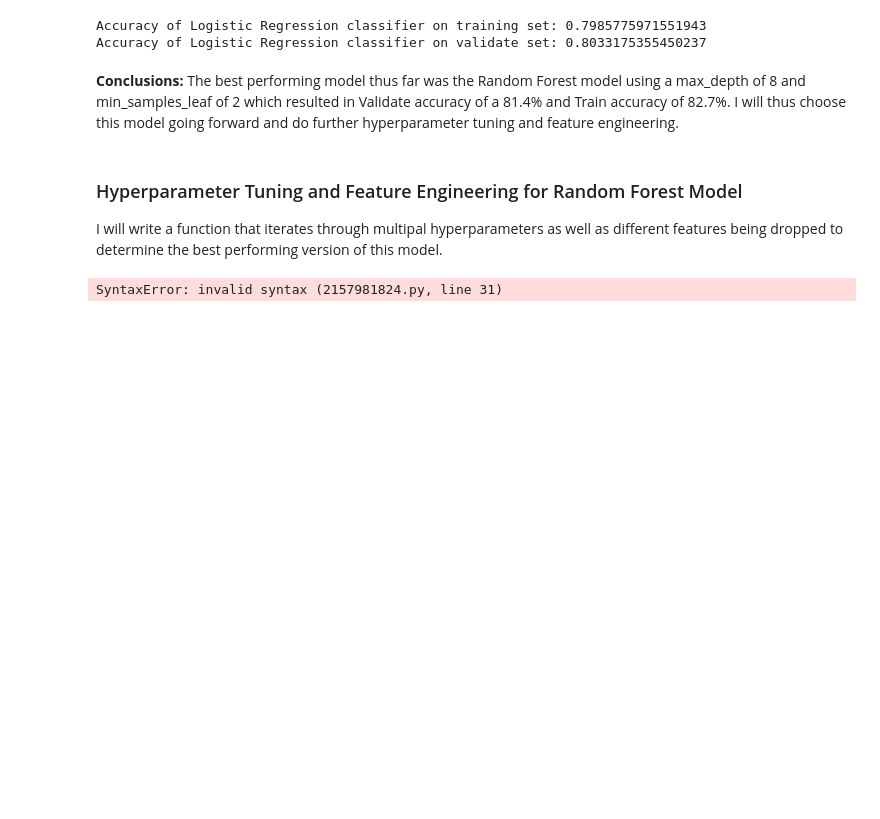
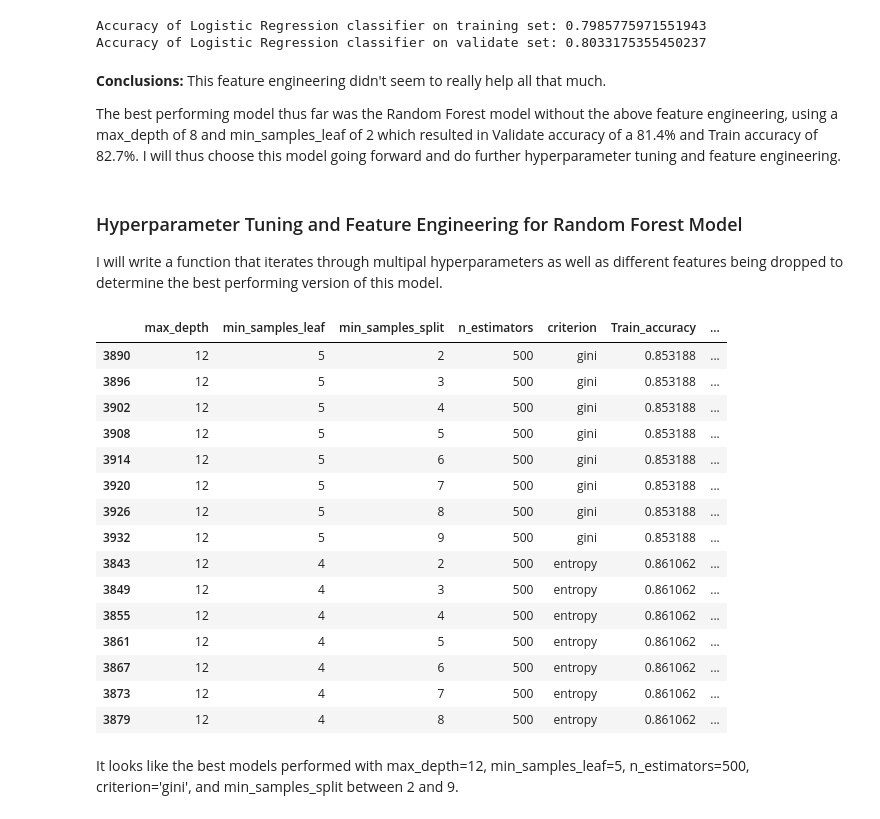
Before and after one commit to AndrewRachuig/telco_classification_project, a Jupyter notebook: initial_notebook.ipynb, the cells around one changed output. Cells and saved outputs as stored; diff of their text form; code cells hidden in the pictures; blank space fills up the shorter version.

Commit message:
milestone in modeling

```diff
--- a/initial_notebook.ipynb
+++ b/initial_notebook.ipynb
@@ -1395,7 +1395,9 @@ print(f'Accuracy of Logistic Regression classifier on validate set: {logit.score
 Accuracy of Logistic Regression classifier on training set: 0.7985775971551943
 Accuracy of Logistic Regression classifier on validate set: 0.8033175355450237
 # %% [markdown]
-**Conclusions:** The best performing model thus far was the Random Forest model using a max_depth of 8 and min_samples_leaf of 2 which resulted in Validate accuracy of a 81.4% and Train accuracy of 82.7%. I will thus choose this model going forward and do further hyperparameter tuning and feature engineering.
+**Conclusions:** This feature engineering didn't seem to really help all that much.
+
+The best performing model thus far was the Random Forest model without the above feature engineering, using a max_depth of 8 and min_samples_leaf of 2 which resulted in Validate accuracy of a 81.4% and Train accuracy of 82.7%. I will thus choose this model going forward and do further hyperparameter tuning and feature engineering.
 # %% [markdown]
 ### Hyperparameter Tuning and Feature Engineering for Random Forest Model
 
@@ -1416,11 +1418,12 @@ def rf_super(X_train, y_train, X_validate, y_validate):
 
     for depth in range(1,16):
         for leaf in range(1,8):
-            for split in range(1, 10):
+            for split in range(2, 10):
                 for tree in [100, 500, 1000]:
-                    for crit in ['gini', 'log_loss']:
+                    for crit in ['gini', 'entropy']:
 
-                        rf = RandomForestClassifier(max_depth=depth, min_samples_split=split, random_state=123, min_samples_leaf = leaf, n_estimators = tree, criterion= crit)
+                        rf = RandomForestClassifier(max_depth=depth, min_samples_split=split, random_state=123,
+                                                    min_samples_leaf = leaf, n_estimators = tree, criterion= crit)
                         rf.fit(X_train, y_train)
 
                         max_depth.append(depth)
@@ -1440,5 +1443,31 @@ def rf_super(X_train, y_train, X_validate, y_validate):
     return results
 
 results_dict = rf_super(X_train, y_train, X_validate, y_validate)
-# %% [output]
-SyntaxError: invalid syntax (2157981824.py, line 31)
+# %%
+# This function took about 2 hours to run through.  So for fear of losing this information and having to rerun it again
+# I'm going to export it to csv to have as a reference when needed.
+
+rf_super_results = pd.DataFrame(results_dict)
+rf_super_results.to_csv('rf_super_results.csv', index=False)
+# %%
+
+rf_super_results.sort_values(['Validate_accuracy', 'Train_Validate_diff'], ascending = [False, True]).head(15)
+# %% [output]
+|  | max_depth | min_samples_leaf | min_samples_split | n_estimators | criterion | Train_accuracy | ... |
+| 3890 | 12 | 5 | 2 | 500 | gini | 0.853188 | ... |
+| 3896 | 12 | 5 | 3 | 500 | gini | 0.853188 | ... |
+| 3902 | 12 | 5 | 4 | 500 | gini | 0.853188 | ... |
+| 3908 | 12 | 5 | 5 | 500 | gini | 0.853188 | ... |
+| 3914 | 12 | 5 | 6 | 500 | gini | 0.853188 | ... |
+| 3920 | 12 | 5 | 7 | 500 | gini | 0.853188 | ... |
+| 3926 | 12 | 5 | 8 | 500 | gini | 0.853188 | ... |
+| 3932 | 12 | 5 | 9 | 500 | gini | 0.853188 | ... |
+| 3843 | 12 | 4 | 2 | 500 | entropy | 0.861062 | ... |
+| 3849 | 12 | 4 | 3 | 500 | entropy | 0.861062 | ... |
+| 3855 | 12 | 4 | 4 | 500 | entropy | 0.861062 | ... |
+| 3861 | 12 | 4 | 5 | 500 | entropy | 0.861062 | ... |
+| 3867 | 12 | 4 | 6 | 500 | entropy | 0.861062 | ... |
+| 3873 | 12 | 4 | 7 | 500 | entropy | 0.861062 | ... |
+| 3879 | 12 | 4 | 8 | 500 | entropy | 0.861062 | ... |
+# %% [markdown]
+It looks like the best models performed with max_depth=12, min_samples_leaf=5, n_estimators=500, criterion='gini', and min_samples_split between 2 and 9.
```
Also changed, not shown: parts of 8 cells of this notebook, 1 other file.
